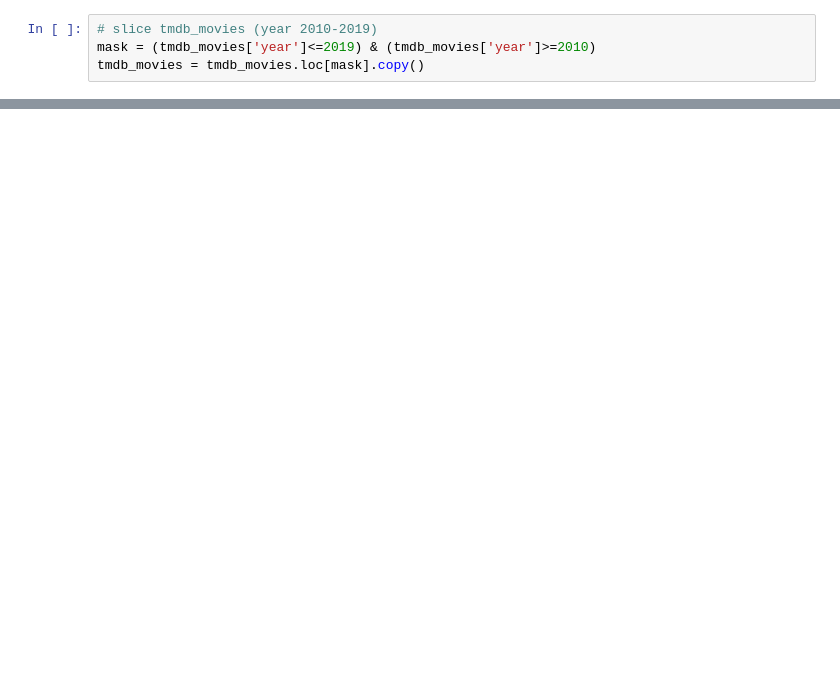
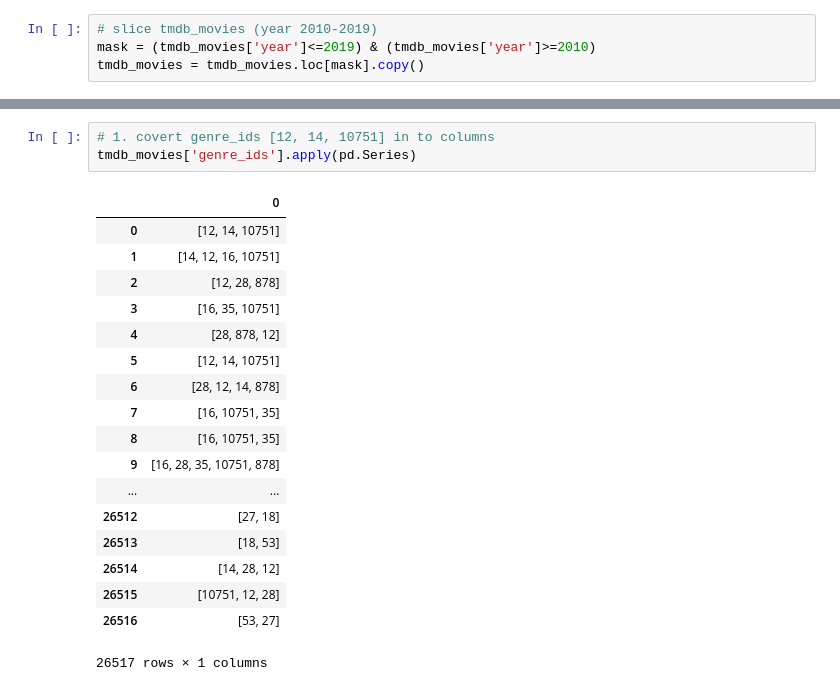
Before and after one commit to nateej1/Movie-Industry-Analysis-Exercise, a Jupyter notebook: TL-2-BrainStorm.ipynb, the cells around one changed output, grey strips where cells are left out. Saved outputs shown, nothing was run; the diff lists cells and outputs as text; blank space fills up the shorter version.

```diff
--- a/TL-2-BrainStorm.ipynb
+++ b/TL-2-BrainStorm.ipynb
@@ -345,0 +515,22 @@ tmdb_movies = tmdb_movies.loc[mask].copy()
+# %%
+# 1. covert genre_ids [12, 14, 10751] in to columns
+tmdb_movies['genre_ids'].apply(pd.Series)
+# %% [output]
+|  | 0 |
+| 0 | [12, 14, 10751] |
+| 1 | [14, 12, 16, 10751] |
+| 2 | [12, 28, 878] |
+| 3 | [16, 35, 10751] |
+| 4 | [28, 878, 12] |
+| 5 | [12, 14, 10751] |
+| 6 | [28, 12, 14, 878] |
+| 7 | [16, 10751, 35] |
+| 8 | [16, 10751, 35] |
+| 9 | [16, 28, 35, 10751, 878] |
+| ... | ... |
+| 26512 | [27, 18] |
+| 26513 | [18, 53] |
+| 26514 | [14, 28, 12] |
+| 26515 | [10751, 12, 28] |
+| 26516 | [53, 27] |
+26517 rows × 1 columns
```
Also changed, not shown: parts of 49 cells of this notebook, 2 other files.
